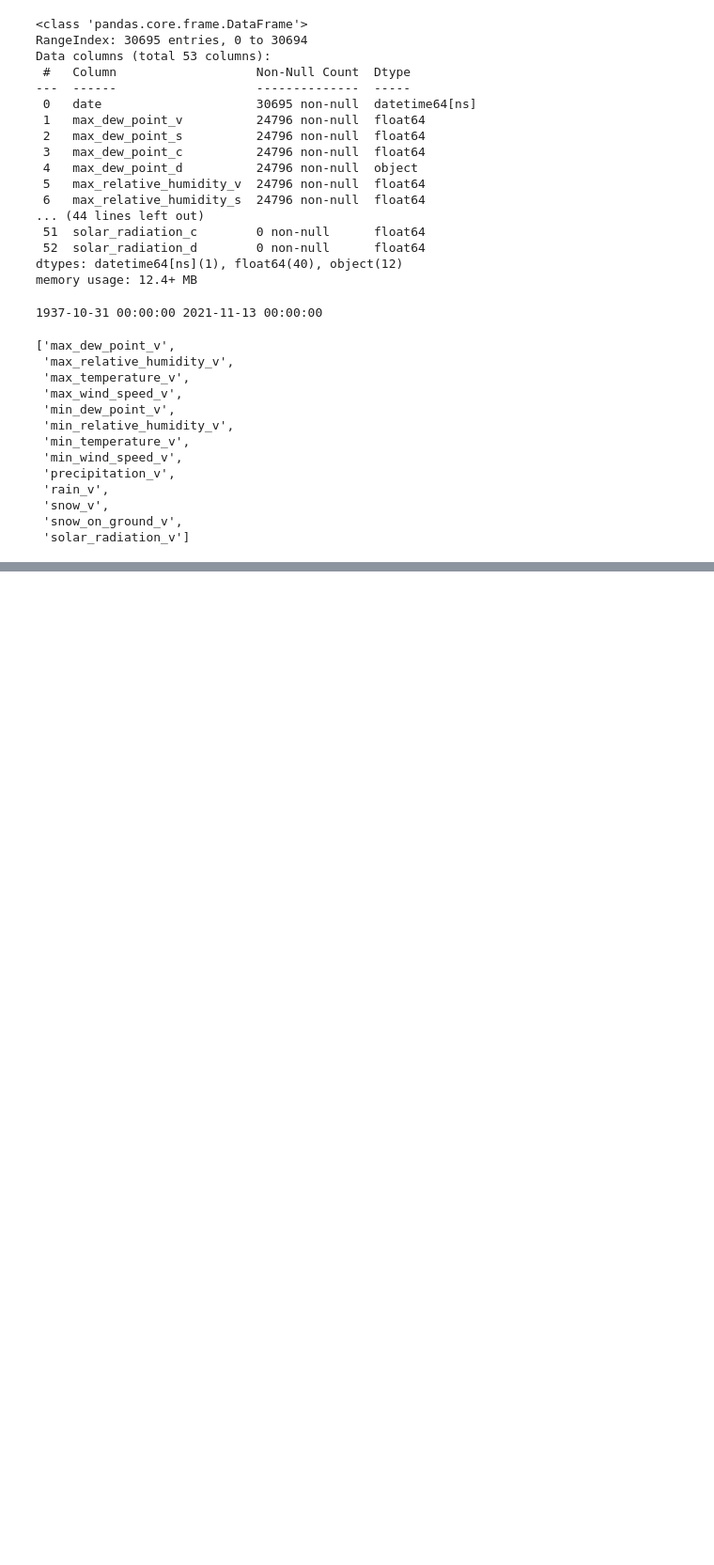
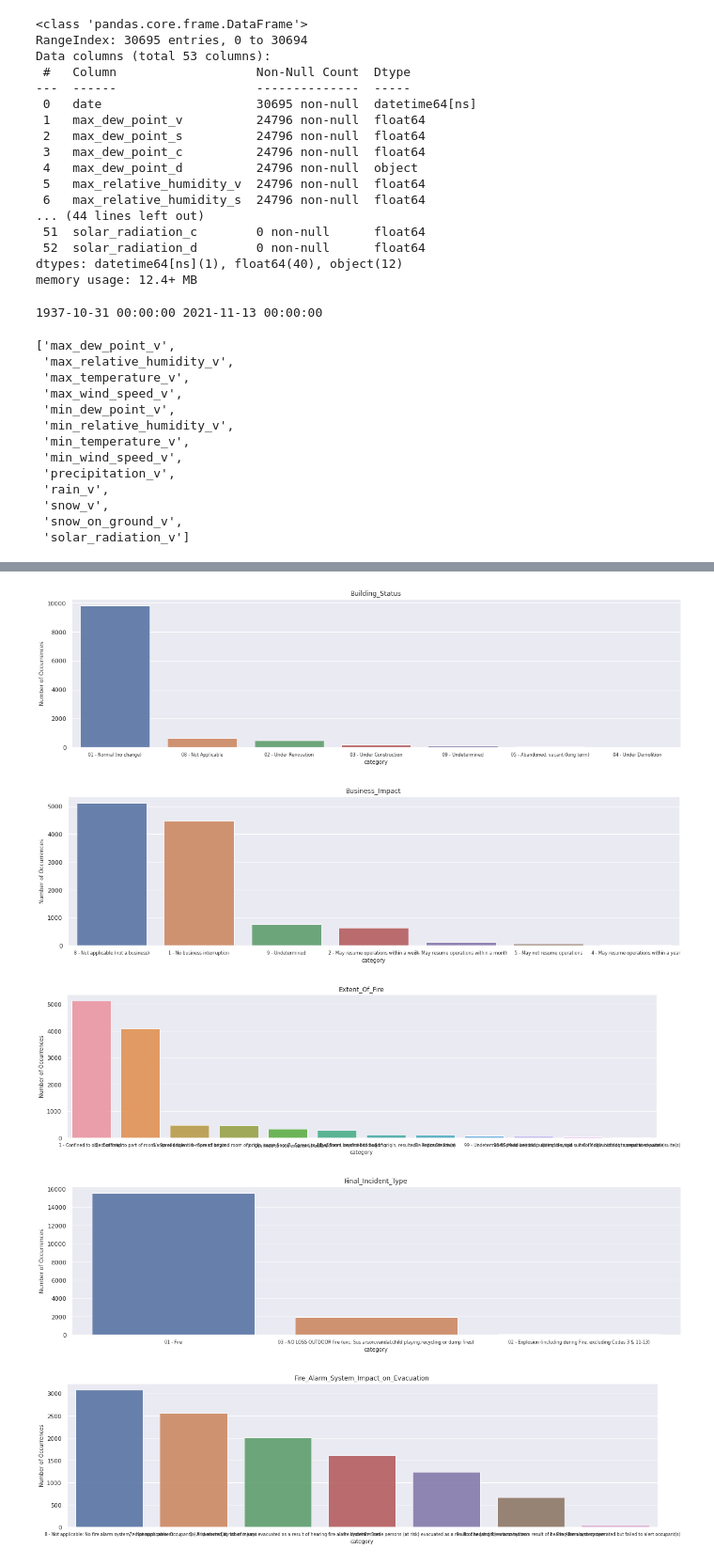
Before and after one commit to JimenaBaripatti/FeatureEngineering, a Jupyter notebook: Fire_Data_Exploration.ipynb, the cells around one changed output, grey strips where cells are left out. Shown at 94% size. Drawn from its saved outputs; the diff is of its cells as text; code cells hidden in the pictures; blank space fills up the shorter version.

```diff
--- a/Fire_Data_Exploration.ipynb
+++ b/Fire_Data_Exploration.ipynb
@@ -253,0 +319,3 @@ df_weather.to_pickle('fire_incident_join_weather.pkl')
+# %%
+variables_jimena_cat = list(df[variables_jimena].select_dtypes(include=['object']).columns)
+variables_jimena_num = list(df[variables_jimena].select_dtypes(exclude=['object']).columns)
@@ -253,0 +337,13 @@ df_weather.to_pickle('fire_incident_join_weather.pkl')
+# %%
+def exploration_cat(c):
+
+  print('---------------------------------------')
+
+  print('variable name:', c, '\n')
+  print('number of categories: ' ,df[c].unique().shape[0], '\n')
+  print(df[c].value_counts(normalize=True))
+
+  print('---------------------------------------')
+# %%
+for c in variables_jimena_cat:
+  exploration_cat(c)
@@ -253,0 +368,25 @@ df_weather.to_pickle('fire_incident_join_weather.pkl')
+# %%
+#Visually inspecting the counts
+import seaborn as sns
+import matplotlib.pyplot as plt
+
+def viz_counts(c):
+    plt.figure(figsize=(20,5))
+
+    v_count = df[c].value_counts()
+    sns.set(style="darkgrid")
+    sns.barplot(v_count.index, v_count.values, alpha=0.9)
+    plt.title(c)
+    plt.ylabel('Number of Occurrences', fontsize=10)
+    plt.xlabel('category', fontsize=10)
+    plt.xticks(fontsize=8)
+    plt.show()
+# %%
+for c in variables_jimena_cat[:8]:
+  viz_counts(c)
+# %% [output]
+[figure, added]
+[figure, added]
+[figure, added]
+[figure, added]
+[figure, added]
```
Also changed, not shown: parts of 10 cells of this notebook.
